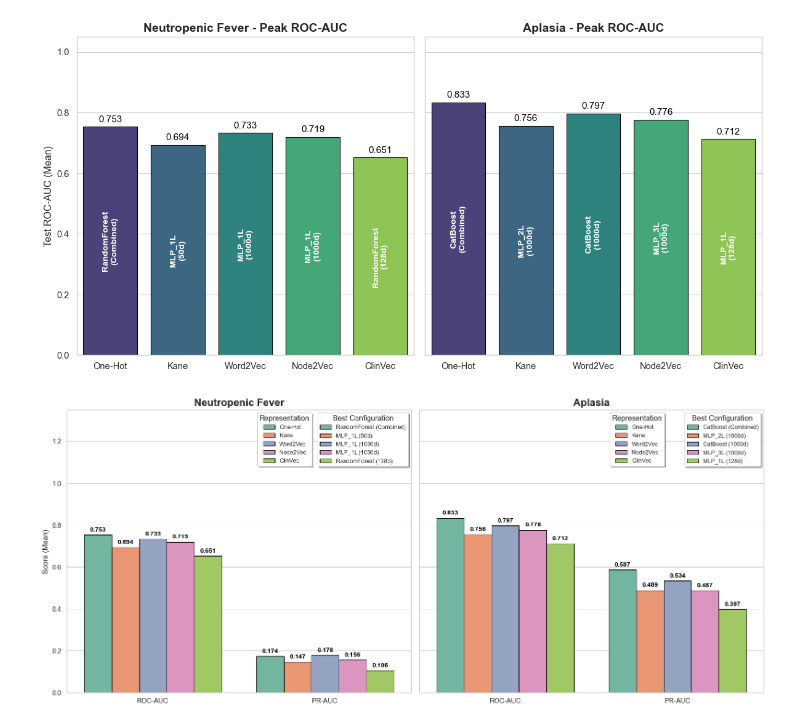
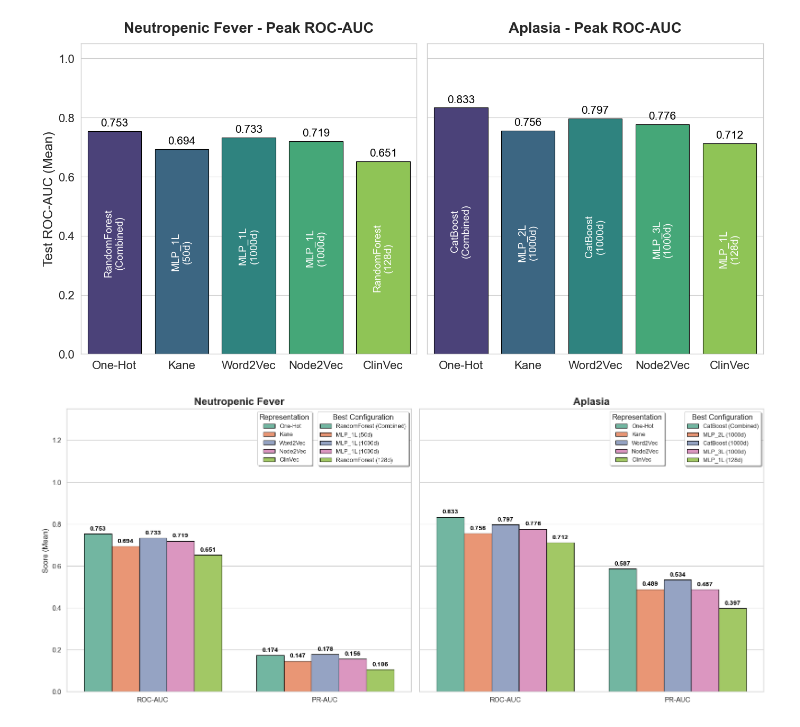
Before and after one commit to Tanman783/Diagnostic_ICD_Proj, a Jupyter notebook: plotting.ipynb, the cells around one changed output. Saved outputs shown, nothing was run; the diff lists cells and outputs as text; code cells hidden in the pictures.

```diff
--- a/plotting.ipynb
+++ b/plotting.ipynb
@@ -206,7 +209,9 @@ cmap.set_bad(color='lightgray')
 cohorts = pivot_df["cohort_name"].unique()
 
 # Create figure with two subplots
-fig, axes = plt.subplots(1, 2, figsize=(11.5, 5), sharey=True)
+fig, axes = plt.subplots(1, 2, figsize=(16, 6), sharey=True)
+
+
 
 for i, cohort in enumerate(cohorts):
     # Filter cohort
@@ -218,20 +223,23 @@ for i, cohort in enumerate(cohorts):
     # Reindex rows and columns to fix order
     heat_data = heat_data.reindex(index=y_order, columns=x_order)
 
-    sns.heatmap(
+    res = sns.heatmap(
         heat_data,
         annot=True, fmt=".3f",
         cmap=cmap,
-        linewidths=0.5, linecolor="gray",
+        linewidths=0.7, linecolor="gray",
         vmin=0, vmax=0.1,  # set colorbar range
-        ax=axes[i]
+        ax=axes[i],
+        annot_kws={"size": 14}
     )
-    axes[i].set_title(f"{cohort}")
+    cbar = res.collections[0].colorbar
+    cbar.ax.tick_params(labelsize=16)
+
+    axes[i].set_title(f"{cohort}",fontsize=24, pad=15)
     axes[i].set_xlabel("")
-    axes[i].set_ylabel("")
-    axes[i].set_ylabel("Representation" if i == 0 else "")  # only left plot y-axis
-    axes[i].tick_params(axis='x', rotation=0)
+    axes[i].set_ylabel("Representation" if i == 0 else "", fontsize=20)  # only left plot y-axis
+    axes[i].tick_params(axis='both', which='major', labelsize=16, rotation=0)
 
 plt.tight_layout()
-plt.savefig("figures/fig3.png", dpi=400)
+plt.savefig("figures/fig3.png", dpi=600)
 # %% [output]
@@ -441,7 +419,7 @@ best_config_df = best_config_df.sort_values(["cohort_name", "Strategy"])
 # %%
 # ROC-AUC bar plot.
 
-fig, axes = plt.subplots(1, 2, figsize=(12, 6), sharey=True)
+fig, axes = plt.subplots(1, 2, figsize=(14, 7), sharey=True)
 sns.set_style("whitegrid")
 
 cohorts = ["neutropenic fever", "aplasia"]
@@ -462,39 +440,40 @@ for i, cohort in enumerate(cohorts):
         legend=False
     )
 
     # Add Text Annotations
     for j, p in enumerate(ax.patches):
         height = p.get_height()
         config_label = cohort_data.iloc[j]["Config_Label"]
 
         # Writes Config (e.g., XGBoost 100d) inside the middle of the bar
         ax.text(
             p.get_x() + p.get_width() / 2.,
             height / 2.,
             config_label,
             ha="center", va="center",
-            color="white", fontsize=10, fontweight="bold",
+            color="white", fontsize=14,
             rotation=90
         )
 
         # Writes exact AUC score right above the top of the bar
         ax.text(
             p.get_x() + p.get_width() / 2.,
             height + 0.01,
             f"{height:.3f}",
             ha="center", va="bottom",
-            color="black", fontsize=11
+            color="black", fontsize=15
         )
 
-    ax.set_title(f"{cohort.title()} - Peak ROC-AUC", fontsize=14, fontweight="bold")
+    ax.set_title(f"{cohort.title()} - Peak ROC-AUC", fontsize=20, fontweight="bold", pad=15)
     ax.set_xlabel("")
-    ax.set_ylabel("Test ROC-AUC (Mean)" if i == 0 else "")
+    ax.set_ylabel("Test ROC-AUC (Mean)" if i == 0 else "", fontsize=18)
+    ax.tick_params(axis='both', which='major', labelsize=16)
     ax.set_ylim(0, 1.05)
 
 plt.tight_layout()
-plt.savefig("figures/fig5.png", dpi=400, bbox_inches="tight")
+plt.savefig("figures/fig5.png", dpi=600, bbox_inches="tight")
 # %% [output]
-[figure, old version]
+[figure, new version]
 # %%
 # ROC-AUC + PR-AUC
 
```
Also changed, not shown: parts of 5 cells of this notebook, 9 other files.
